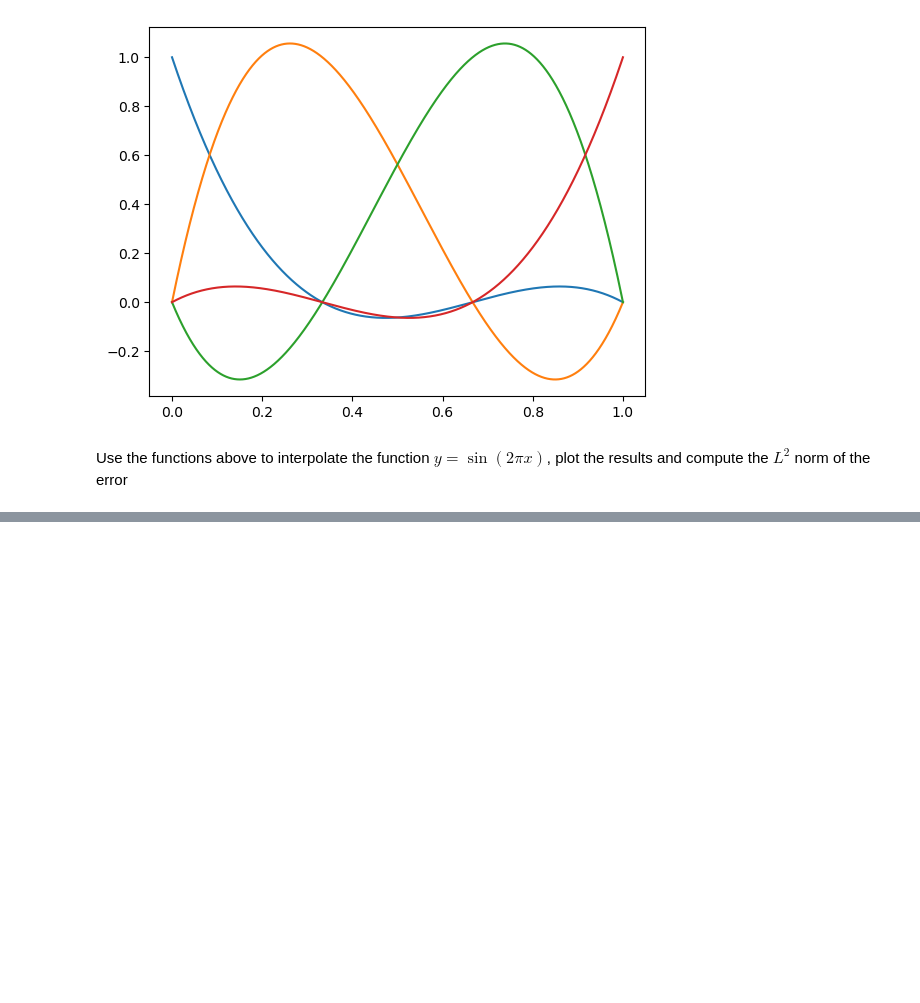
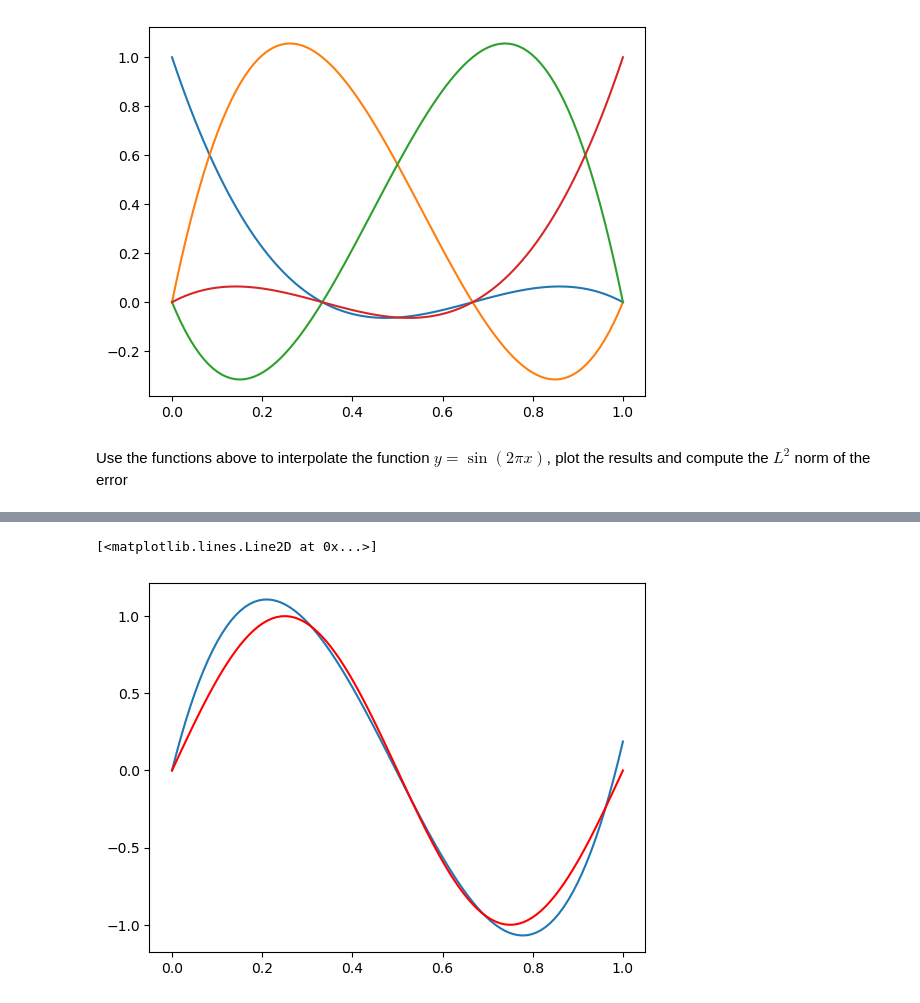
Before and after one commit to giovastabile/analisi_numerica, a Jupyter notebook: notebooks/04_polynomial_interpolation.ipynb, the cells around one changed output, grey strips where cells are left out. Drawn from its saved outputs; the diff is of its cells as text; code cells hidden in the pictures; blank space fills up the shorter version.

```diff
--- a/notebooks/04_polynomial_interpolation.ipynb
+++ b/notebooks/04_polynomial_interpolation.ipynb
@@ -107,0 +108,19 @@ plt.plot(e, f(e), color="red")
+# %%
+# Given an interval I = [a,b] define a function that gives N Chebishev-Gauss points
+def GaussChebishev(a,b,N):
+    x = np.zeros(N+1)
+    for k in range(N):
+        tk = np.cos((2*k+1)/(2*N+2)*np.pi)
+        x[k] = (a+b)/2 + (b-a)/2*tk
+    return x
+# %%
+# Test the interpolation with the new points plotting the comparison and computing the error
+q = GaussChebishev(0,1,3)
+
+basis = build_lagrangian_basis(q, e)
+f_interp = interpolate(f, q, e)
+plt.plot(e, f_interp)
+plt.plot(e, f(e), color="red")
+# %% [output]
+[<matplotlib.lines.Line2D at 0x...>]
+[figure, added]
```
Also changed, not shown: parts of 3 cells of this notebook.
